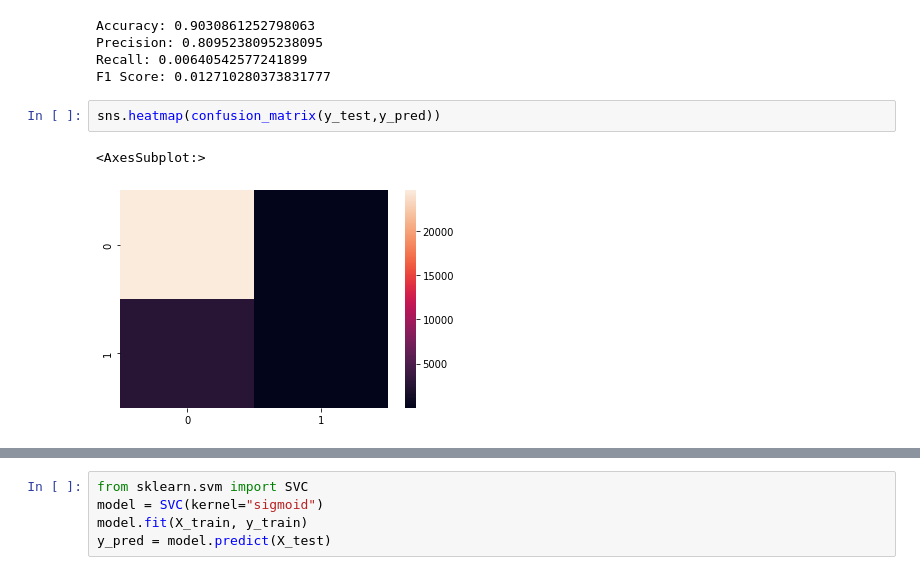
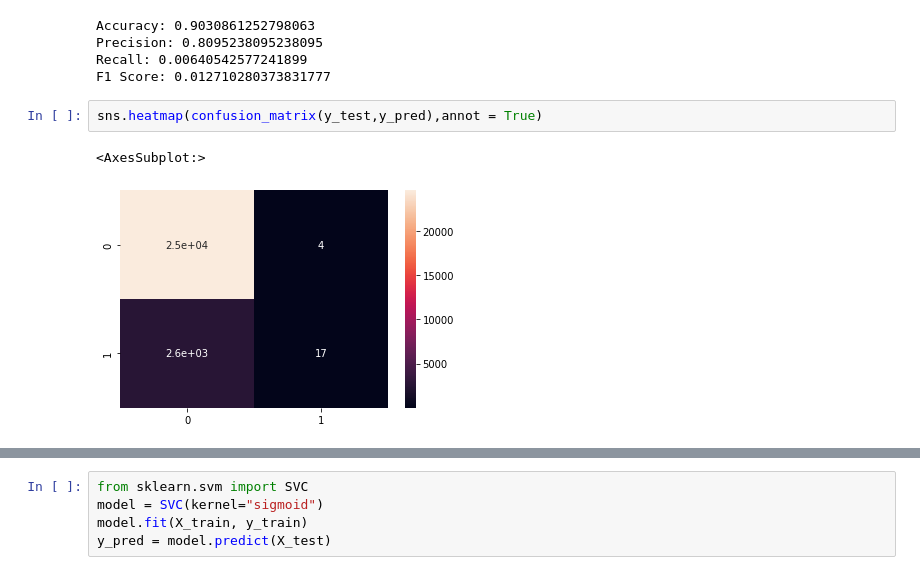
Before and after one commit to HarshitKmr10/IOSD_ML_Task, a Jupyter notebook: iosd-svm-task.ipynb, the cells around one changed output, grey strips where cells are left out. Saved outputs shown, nothing was run; the diff lists cells and outputs as text.

```diff
--- a/iosd-svm-task.ipynb
+++ b/iosd-svm-task.ipynb
@@ -199,7 +222,7 @@ Precision: 0.8095238095238095
 Recall: 0.00640542577241899
 F1 Score: 0.012710280373831777
 # %%
-sns.heatmap(confusion_matrix(y_test,y_pred))
+sns.heatmap(confusion_matrix(y_test,y_pred),annot = True)
 # %% [output]
 <AxesSubplot:>
-[figure, old version]
+[figure, new version]
```
Also changed, not shown: parts of 12 cells of this notebook.
